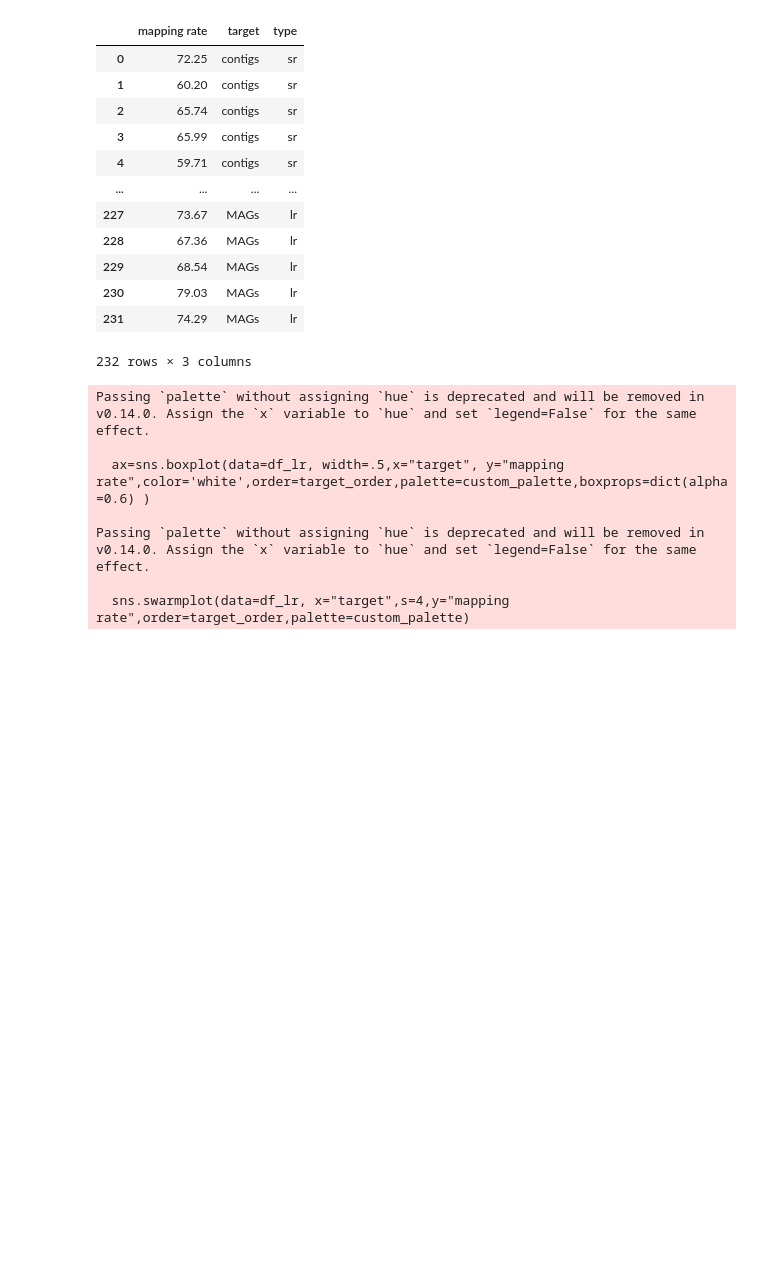
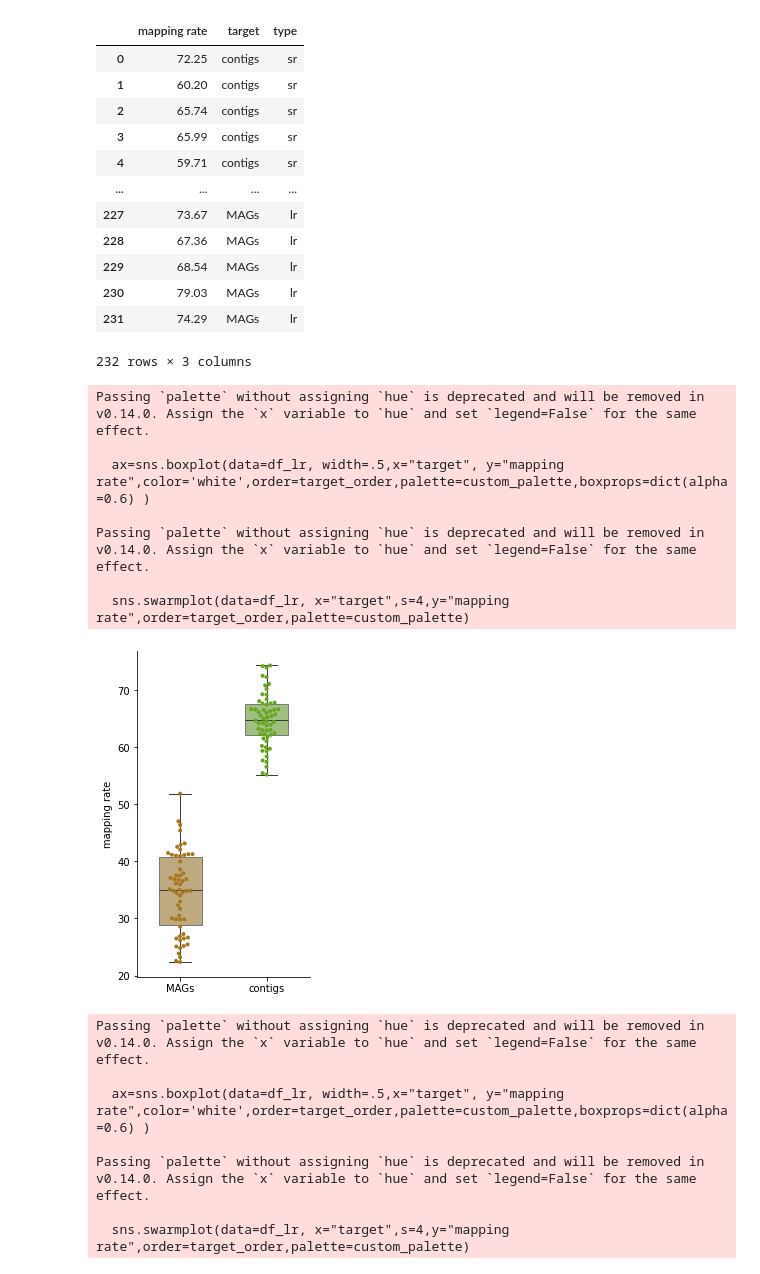
Before and after one commit to BigDataBiology/Duan2026_urban_soil, a Jupyter notebook: analysis/figure2/figure2.ipynb, the cells around one changed output. Drawn from its saved outputs; the diff is of its cells as text; code cells hidden in the pictures; blank space fills up the shorter version.

Commit message:
ENH update figure1

```diff
--- a/analysis/figure2/figure2.ipynb
+++ b/analysis/figure2/figure2.ipynb
@@ -108,6 +108,30 @@ df
 | 230 | 79.03 | MAGs | lr |
 | 231 | 74.29 | MAGs | lr |
 232 rows × 3 columns
+# %%
+df_lr = df[df['type']=='sr']
+target_order = ['MAGs', 'contigs']
+custom_palette = {
+    'MAGs': '#a6761d',
+    'contigs': '#66a61e',
+}
+fig, ax = plt.subplots(figsize=(4,6))
+ax=sns.boxplot(data=df_lr, width=.5,x="target", y="mapping rate",color='white',order=target_order,palette=custom_palette,boxprops=dict(alpha=0.6) )
+sns.swarmplot(data=df_lr, x="target",s=4,y="mapping rate",order=target_order,palette=custom_palette)
+ax.spines['right'].set_visible(False)
+ax.spines['top'].set_visible(False)
+plt.subplots_adjust(left=0.3)
+ax.set_xlabel('')
+plt.savefig('D:\soil\manuscript\draft\mine\mapping_sr.svg')
+# %% [output]
+Passing `palette` without assigning `hue` is deprecated and will be removed in v0.14.0. Assign the `x` variable to `hue` and set `legend=False` for the same effect.
+
+  ax=sns.boxplot(data=df_lr, width=.5,x="target", y="mapping rate",color='white',order=target_order,palette=custom_palette,boxprops=dict(alpha=0.6) )
+
+Passing `palette` without assigning `hue` is deprecated and will be removed in v0.14.0. Assign the `x` variable to `hue` and set `legend=False` for the same effect.
+
+  sns.swarmplot(data=df_lr, x="target",s=4,y="mapping rate",order=target_order,palette=custom_palette)
+[figure, added]
 # %%
 df_lr = df[df['type']=='lr']
 target_order = ['MAGs', 'contigs']
```
Also changed, not shown: 4 other files.
